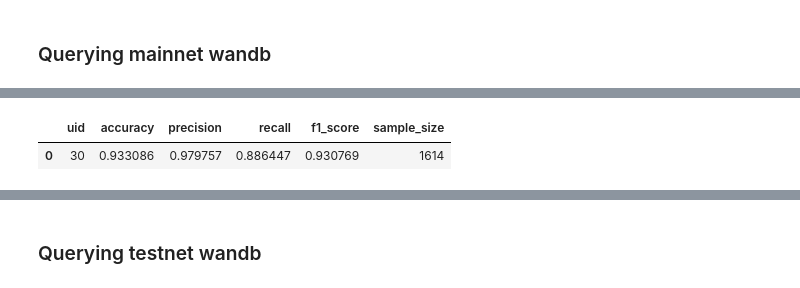
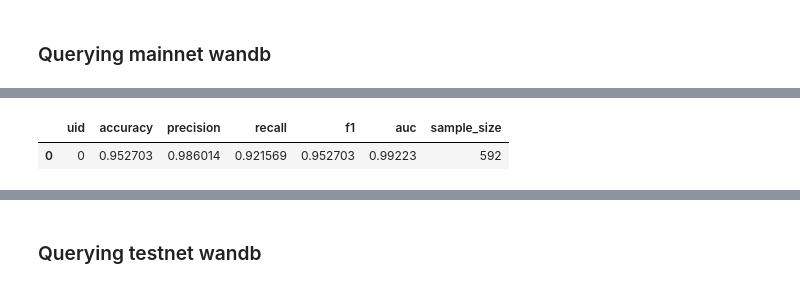
Before and after one commit to BitMind-AI/bitmind-utils, a Jupyter notebook: wandb_data/wandb_miner_performance.ipynb, the cells around one changed output, grey strips where cells are left out. Drawn from its saved outputs; the diff is of its cells as text; code cells hidden in the pictures.

```diff
--- a/wandb_data/wandb_miner_performance.ipynb
+++ b/wandb_data/wandb_miner_performance.ipynb
@@ -97,8 +10,10 @@ def compute_miner_performance(
 # %%
 project = "bitmind-subnet"  # mainnet wandb project name
 entity = "bitmindai"
-validator_run_name = None
-start_ts = 1728947389
-end_ts = None
+validator_run_name = 'validator-122-1.2.1'
+start_dt = '2024-10-18T16:09:49'
+# start_dt = formatted_ts_from_epoch(1729494162)
+end_dt = None
 
-miner_ud = 0
+miner_uid = 0
+print(f'Querying data for uid {miner_uid} starting at {start_dt}')
@@ -105,18 +22,3 @@ miner_ud = 0
 # %%
-filters = {}
-if validator_run_name:
-    filters["display_name"] = validator_run_name
-
-if start_ts or end_ts:
-    filters["created_at"] = {}
-    if start_ts:
-        filters["created_at"]["$gte"] = formatted_ts_from_epoch(start_ts)
-    if end_ts:
-        filters["created_at"]["$lte"] = formatted_ts_from_epoch(end_ts)
-
-print(filters)
-
-# must run `wandb login` and provide your W&B api key when prompted
-api = wandb.Api()
-runs = api.runs(f"{entity}/{project}", filters=filters)
+runs = get_wanbd_runs(entity, project, start_dt, end_dt, validator_run_name)
 # %% [output]
@@ -124,13 +26,13 @@ runs = api.runs(f"{entity}/{project}", filters=filters)
 # %%
 metrics_df, fake_image_preds = compute_miner_performance(
     runs,
-    miner_uid=miner_ud,  # example uid
-    start_ts=start_ts, # example timestamp
-    end_ts=end_ts,
+    miner_uid=miner_uid,  # example uid
+    start_ts=epoch_from_formatted_ts(start_dt),
+    end_ts=epoch_from_formatted_ts(end_dt),
     validator_run_name=validator_run_name,
-    download_fake_images=False)
+    download_fake_images=True)
 
 display(metrics_df)
 # %% [output]
-|  | uid | accuracy | precision | recall | f1_score | sample_size |
-| 0 | 30 | 0.933086 | 0.979757 | 0.886447 | 0.930769 | 1614 |
+|  | uid | accuracy | precision | recall | f1 | auc | sample_size |
+| 0 | 0 | 0.952703 | 0.986014 | 0.921569 | 0.952703 | 0.99223 | 592 |
```
Also changed, not shown: parts of 9 cells of this notebook, 4 other files.
